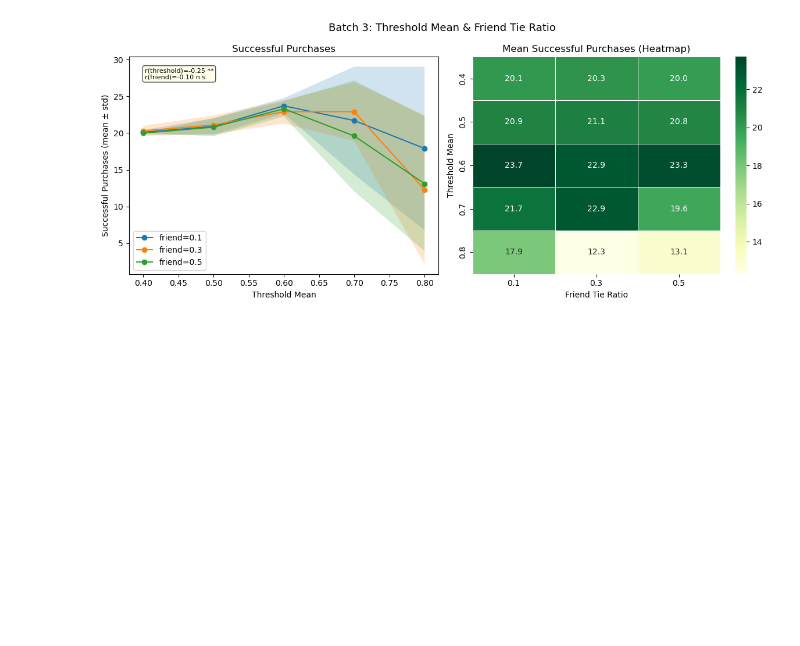
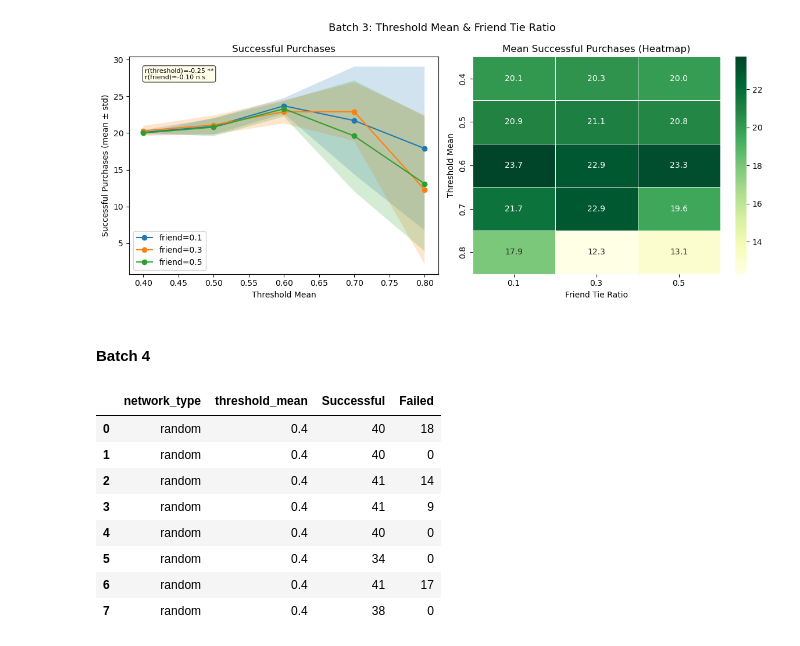
Before and after one commit to anniek8/MACS40550_ABM, a Jupyter notebook: FinalProject/batch_run.ipynb, the cells around one changed output. Cells and saved outputs as stored; diff of their text form; code cells hidden in the pictures; blank space fills up the shorter version.

```diff
--- a/FinalProject/batch_run.ipynb
+++ b/FinalProject/batch_run.ipynb
@@ -344,3 +355,37 @@ fig3.tight_layout()
 plt.show()
 # %% [output]
 [figure]
+# %% [markdown]
+#### Batch 4
+# %%
+# data collection
+
+rows = []
+for network_type in ["random", "clustered"]:
+    for threshold_mean in [0.4, 0.5, 0.6, 0.7, 0.8]:
+        for _ in range(RUNS):
+            result = run_model(
+                network_type = network_type,
+                threshold_mean = threshold_mean,
+                # parameters held constant across Batch 4
+                influencer_ratio = 0.0, # no influencers: isolates network structure effect
+                friend_ratio = 0.3,
+                initial_supply = 40,
+                restock_rate = 0.2,
+            )
+            rows.append({"network_type": network_type,
+                         "threshold_mean": threshold_mean,
+                         **result})
+
+df4 = pd.DataFrame(rows)
+df4.head(8)
+# %% [output]
+|  | network_type | threshold_mean | Successful | Failed |
+| 0 | random | 0.4 | 40 | 18 |
+| 1 | random | 0.4 | 40 | 0 |
+| 2 | random | 0.4 | 41 | 14 |
+| 3 | random | 0.4 | 41 | 9 |
+| 4 | random | 0.4 | 40 | 0 |
+| 5 | random | 0.4 | 34 | 0 |
+| 6 | random | 0.4 | 41 | 17 |
+| 7 | random | 0.4 | 38 | 0 |
```
Also changed, not shown: parts of 6 cells of this notebook.
